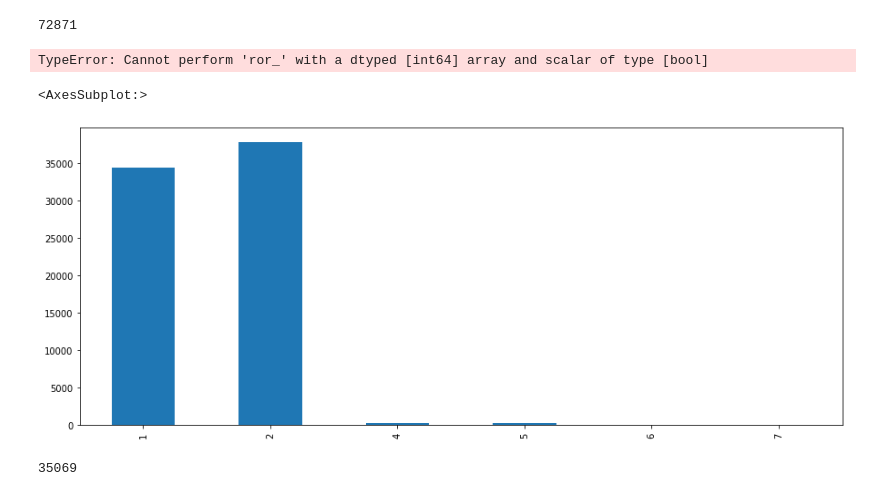
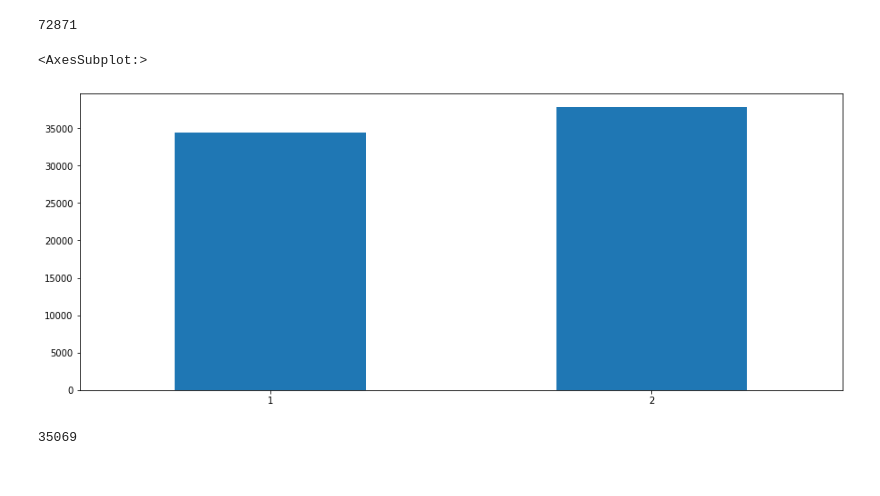
Before and after one commit to muccijacopo/nlp-semantic-search, a Jupyter notebook: notebooks/EDA.ipynb, the cells around one changed output. Cells and saved outputs as stored; diff of their text form; code cells hidden in the pictures.

```diff
--- a/notebooks/EDA.ipynb
+++ b/notebooks/EDA.ipynb
@@ -68,14 +66,12 @@ df['Id'].count()
 # %% [output]
 72871
 # %%
-df2 = df[(df['PostTypeId'] == 1.0 | df['PostTypeId'] == 2.0)]
+df2 = df[df['PostTypeId'].isin([1.0, 2.0])]
-# %% [output]
-TypeError: Cannot perform 'ror_' with a dtyped [int64] array and scalar of type [bool]
 # %%
-df['PostTypeId'].value_counts().sort_index().plot(kind='bar', figsize=(15, 6))
+df2['PostTypeId'].value_counts().sort_index().plot(kind='bar', figsize=(15, 6), rot=0)
 # %% [output]
 <AxesSubplot:>
-[figure, old version]
+[figure, new version]
 # %%
 df['ParentId'].isna().sum()
 # %% [output]
```
Also changed, not shown: parts of 2 cells of this notebook, 1 other file.
